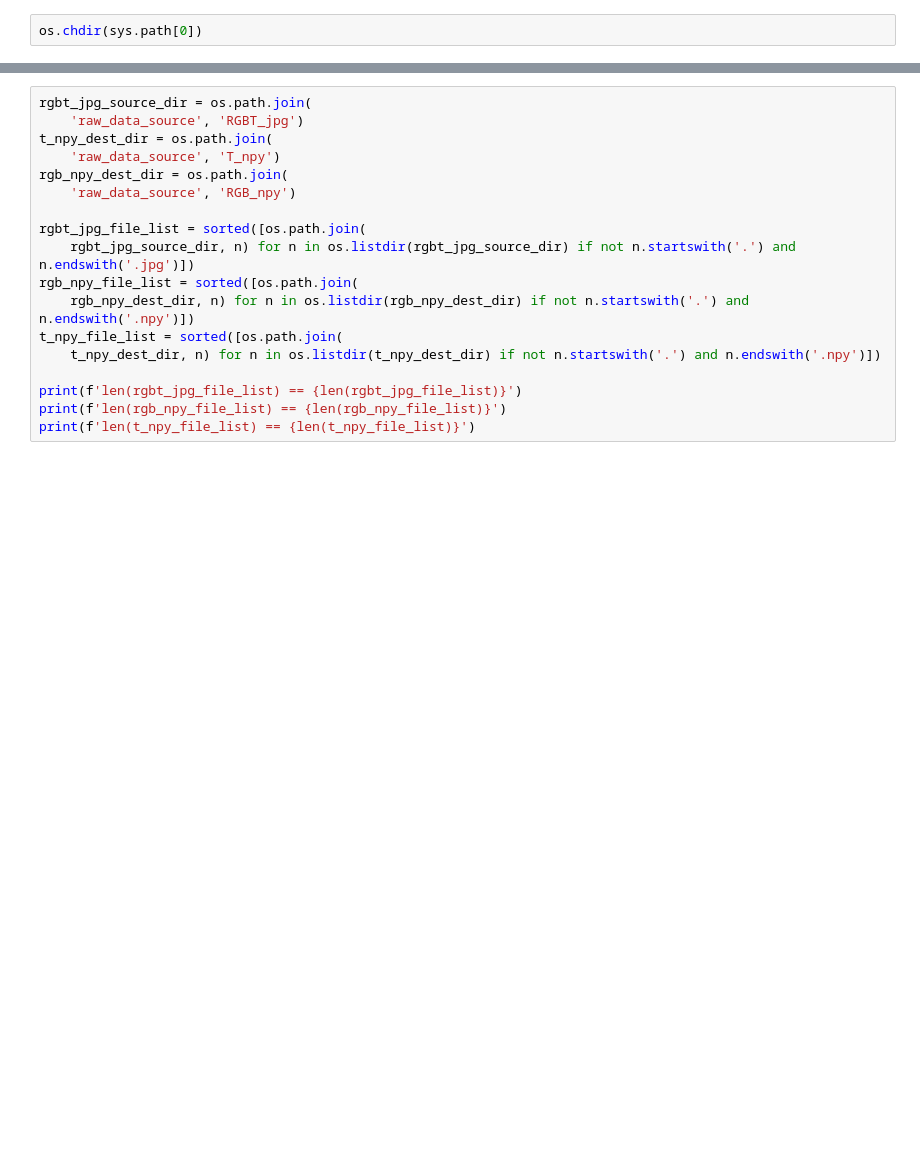
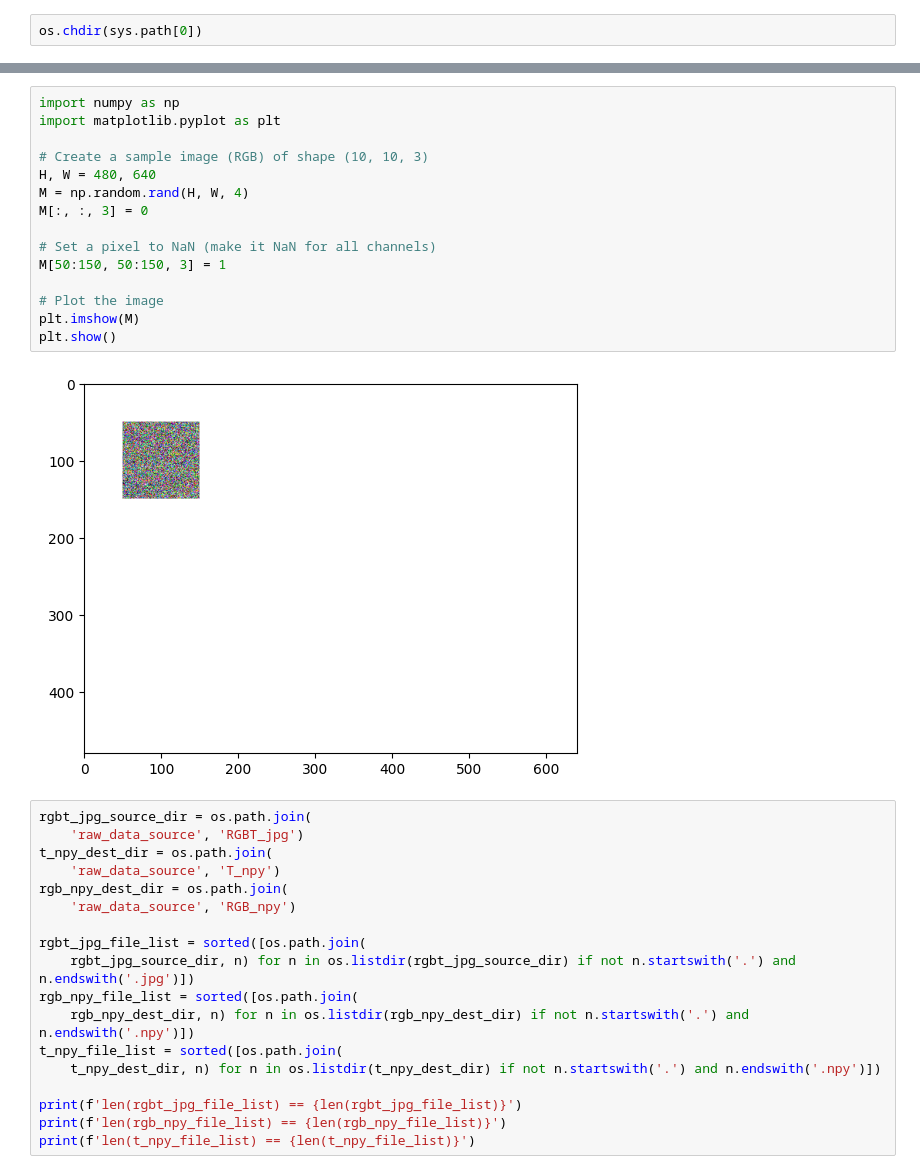
Before and after one commit to LambdaLambdaLambda/read_thermal.py, a Jupyter notebook: extract_rgb_and_thermal_data_from_raw_data_source.ipynb, the cells around one changed output, grey strips where cells are left out. Drawn from its saved outputs; the diff is of its cells as text; blank space fills up the shorter version.

```diff
--- a/extract_rgb_and_thermal_data_from_raw_data_source.ipynb
+++ b/extract_rgb_and_thermal_data_from_raw_data_source.ipynb
@@ -980,6 +581,23 @@ def create_illustration(rgb_filename, rgb_matrix, mask_matrix, t_matrix_with_nan
     plt.title(f'{Path(rgb_filename).stem}')
     plt.show()
     return thermally_enhanced_rgb
+# %%
+import numpy as np
+import matplotlib.pyplot as plt
+
+# Create a sample image (RGB) of shape (10, 10, 3)
+H, W = 480, 640
+M = np.random.rand(H, W, 4)
+M[:, :, 3] = 0
+
+# Set a pixel to NaN (make it NaN for all channels)
+M[50:150, 50:150, 3] = 1
+
+# Plot the image
+plt.imshow(M)
+plt.show()
+# %% [output]
+[figure, added]
 # %%
 rgbt_jpg_source_dir = os.path.join(
     'raw_data_source', 'RGBT_jpg')
```
Also changed, not shown: parts of 7 cells of this notebook, 26 other files.
